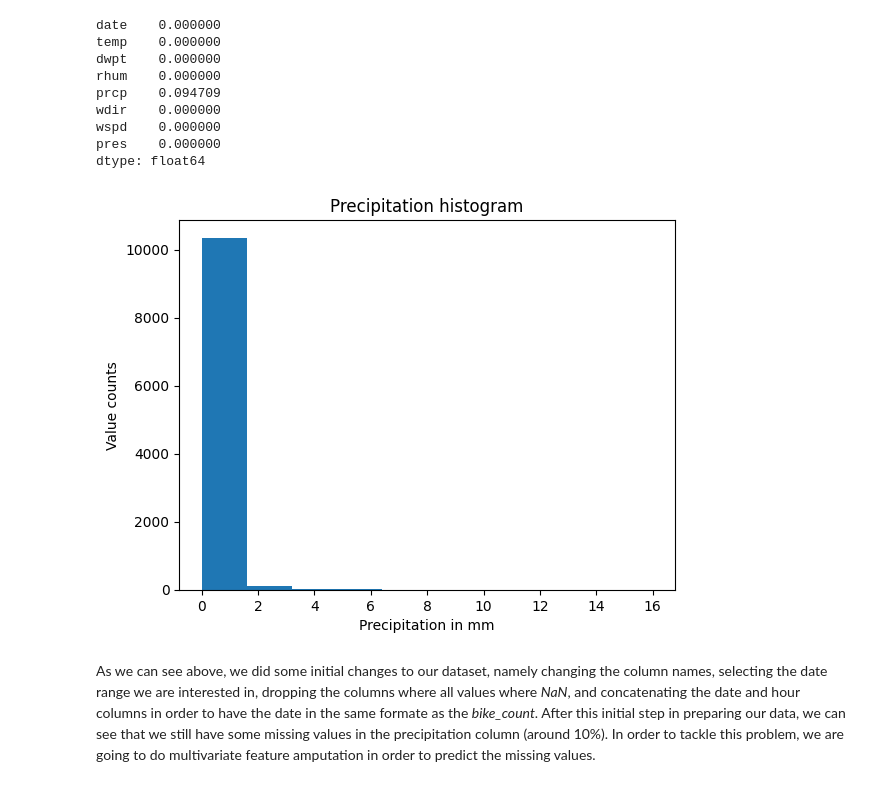
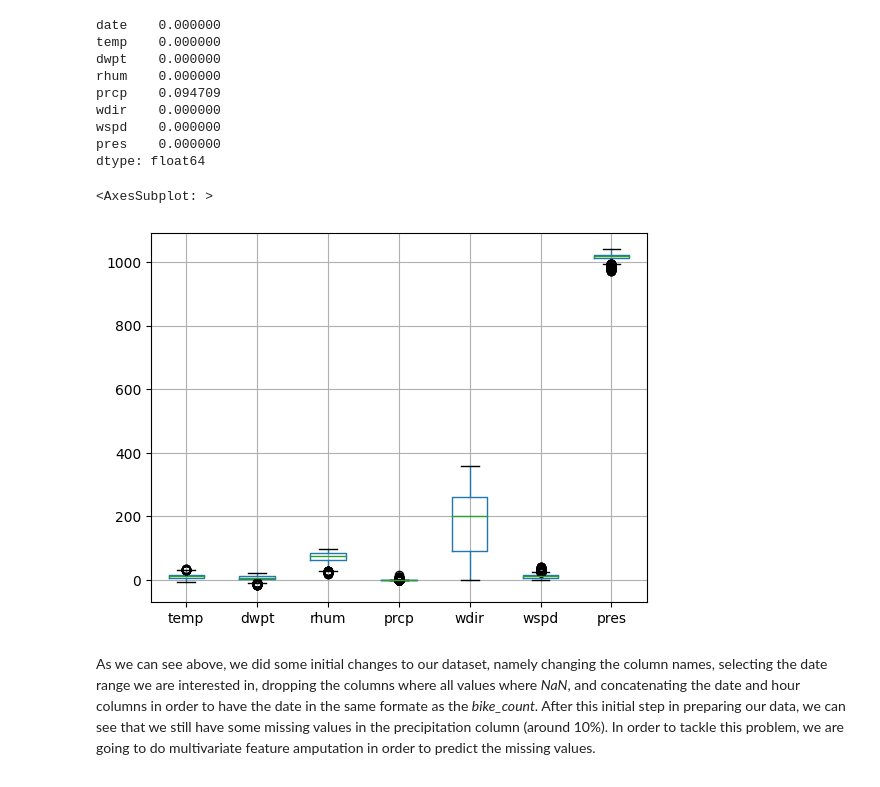
Before and after one commit to stlbnmaria/PythonForDS_Project, a Jupyter notebook: data_analyses/weather_data_analyses.ipynb, the cells around one changed output. Cells and saved outputs as stored; diff of their text form; code cells hidden in the pictures.

Commit message:
added dirty boxplot and more todos to finalize data analyses notebooks

```diff
--- a/data_analyses/weather_data_analyses.ipynb
+++ b/data_analyses/weather_data_analyses.ipynb
@@ -4,13 +8,16 @@ from sklearn.experimental import enable_iterative_imputer
 from sklearn.impute import IterativeImputer
 import matplotlib.pyplot as plt
 # %%
-# TODO: add docstrings for this function
 def weather_data_prep() -> pd.DataFrame:
     """
-    Loading and preparing the data for further analysis,
+    Loading and preparing weather data for further analysis,
     comprising adding column names, selecting the right time range,
     removing columns with only missing values, and concatenating the date and hour
     to make the time format compatible with the bike_counters data.
+
+    Parameters: ()
+    Returns:
+        - weather_data (pd.DataFrame): Data containing weather information for 2020-2021 in Paris
     """
     # load weather data of Paris from data folder
     weather_data = pd.read_csv("../data/07156.csv")
@@ -77,15 +86,12 @@ wdir    0.000000
 wspd    0.000000
 pres    0.000000
 dtype: float64
-# %%
-# TODO: plot a histogram before the imputation
-plt.hist(weather_data['prcp'],)
-plt.xlabel('Precipitation in mm')
-plt.ylabel('Value counts')
-plt.title('Precipitation histogram')
-plt.show()
-# %% [output]
-[figure]
+# %%
+# TODO: make a nice boxplot and a bit more analysis on weather data
+weather_data.boxplot()
+# %% [output]
+<AxesSubplot: >
+[figure, added]
 # %% [markdown]
 As we can see above, we did some initial changes to our dataset, namely changing the column names, selecting the date range we are interested in, dropping the columns where all values where *NaN*, and concatenating the date and hour columns in order to have the date in the same formate as the *bike_count*.
 After this initial step in preparing our data, we can see that we still have some missing values in the precipitation column (around 10%). In order to tackle this problem, we are going to do multivariate feature amputation in order to predict the missing values.
```
Also changed, not shown: parts of 5 cells of this notebook, 1 other file.
